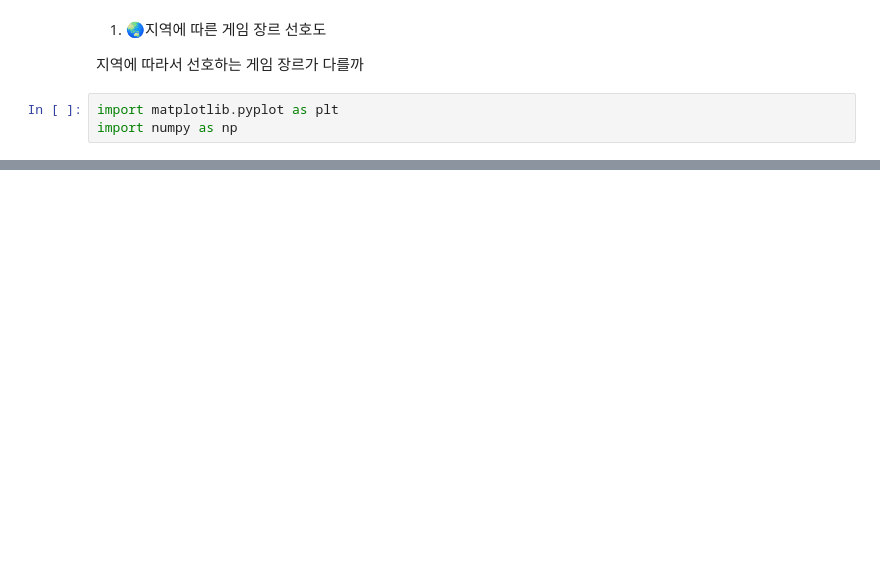
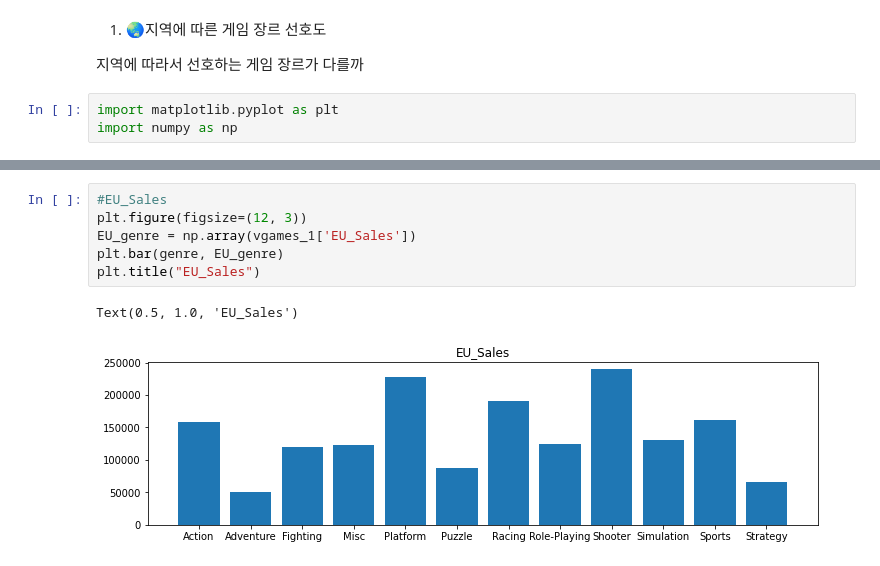
Before and after one commit to superahxd/_project, a Jupyter notebook: sec1_project.ipynb, the cells around one changed output, grey strips where cells are left out. Saved outputs shown, nothing was run; the diff lists cells and outputs as text; blank space fills up the shorter version.

```diff
--- a/sec1_project.ipynb
+++ b/sec1_project.ipynb
@@ -125,0 +146,9 @@ vgames_1
+# %%
+#EU_Sales
+plt.figure(figsize=(12, 3))
+EU_genre = np.array(vgames_1['EU_Sales'])
+plt.bar(genre, EU_genre)
+plt.title("EU_Sales")
+# %% [output]
+Text(0.5, 1.0, 'EU_Sales')
+[figure, added]
```
Also changed, not shown: parts of 7 cells of this notebook.
